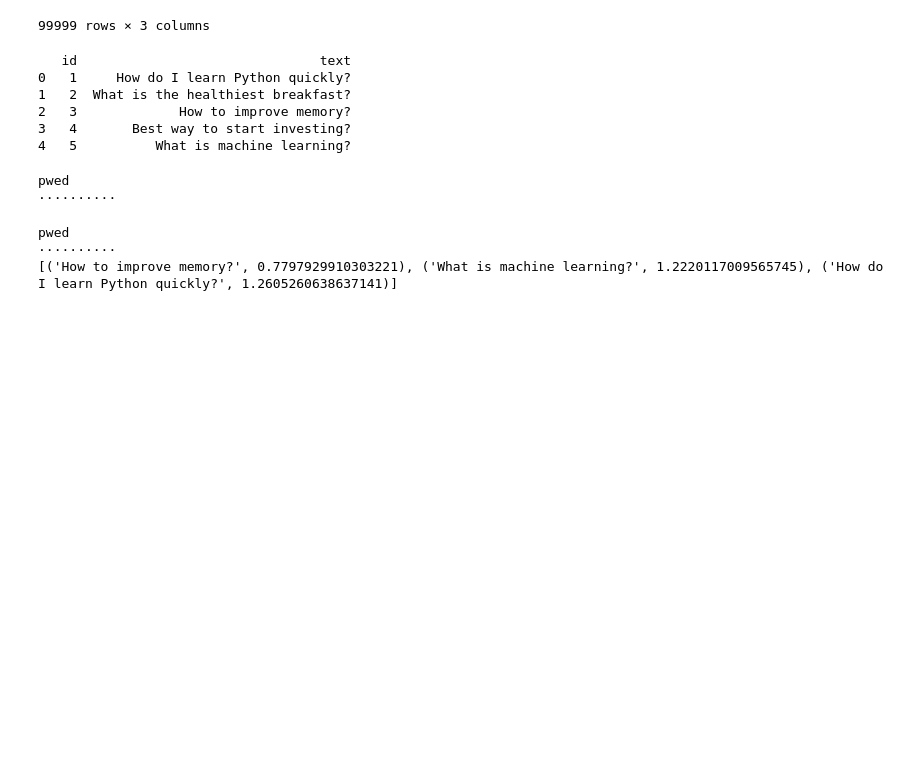
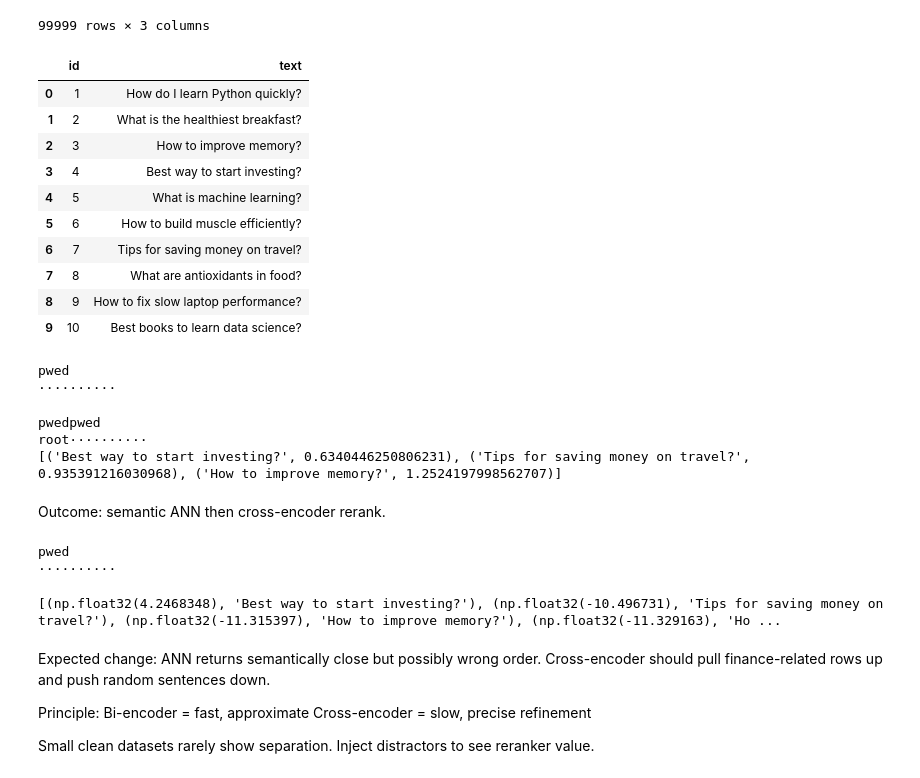
Before and after one commit to AnanthSeetharaman/DataIngestionFrmwrkUsingADF, a Jupyter notebook: RAG_Tutorial_4_OD_.ipynb, the cells around one changed output. Saved outputs shown, nothing was run; the diff lists cells and outputs as text; code cells hidden in the pictures; blank space fills up the shorter version.

```diff
--- a/RAG_Tutorial_4_OD_.ipynb
+++ b/RAG_Tutorial_4_OD_.ipynb
@@ -302,25 +296,35 @@ catalogue
 # %%
 import pandas as pd
 
 df=pd.DataFrame({
-"id":range(1,6),
+"id":range(1,11),
 "text":[
 "How do I learn Python quickly?",
 "What is the healthiest breakfast?",
 "How to improve memory?",
 "Best way to start investing?",
-"What is machine learning?"
+"What is machine learning?",
+"How to build muscle efficiently?",
+"Tips for saving money on travel?",
+"What are antioxidants in food?",
+"How to fix slow laptop performance?",
+"Best books to learn data science?"
 ]
 })
 df.to_csv("/content/catalogue/qa.csv",index=False)
-print(df)
+df
 # %% [output]
-   id                               text
-0   1     How do I learn Python quickly?
-1   2  What is the healthiest breakfast?
-2   3             How to improve memory?
-3   4       Best way to start investing?
-4   5          What is machine learning?
+|  | id | text |
+| 0 | 1 | How do I learn Python quickly? |
+| 1 | 2 | What is the healthiest breakfast? |
+| 2 | 3 | How to improve memory? |
+| 3 | 4 | Best way to start investing? |
+| 4 | 5 | What is machine learning? |
+| 5 | 6 | How to build muscle efficiently? |
+| 6 | 7 | Tips for saving money on travel? |
+| 7 | 8 | What are antioxidants in food? |
+| 8 | 9 | How to fix slow laptop performance? |
+| 9 | 10 | Best books to learn data science? |
 # %%
 import pandas as pd
 from sentence_transformers import SentenceTransformer
@@ -352,10 +356,10 @@ from sentence_transformers import SentenceTransformer
 import psycopg2, getpass
 import numpy as np
 
-q="about memory"
+q="best way to invest money"
 m=SentenceTransformer("sentence-transformers/all-MiniLM-L6-v2")
 v=m.encode([q])[0]
-u=input(); p=getpass.getpass()
+u=input("pwed"); p=getpass.getpass("root")
 c=psycopg2.connect(dbname="test_db",user=u,password=p,host="localhost")
 cur=c.cursor()
 # cur.execute("select content,embedding <-> %s d from docs order by d limit 3;",([float(x) for x in v],))
@@ -369,6 +373,37 @@ cur.execute(
 print(cur.fetchall())
 cur.close(); c.close()
 # %% [output]
-pwed
-··········
-[('How to improve memory?', 0.7797929910303221), ('What is machine learning?', 1.2220117009565745), ('How do I learn Python quickly?', 1.2605260638637141)]
+pwedpwed
+root··········
+[('Best way to start investing?', 0.6340446250806231), ('Tips for saving money on travel?', 0.935391216030968), ('How to improve memory?', 1.2524197998562707)]
+# %% [markdown]
+Outcome: semantic ANN then cross-encoder rerank.
+# %%
+from sentence_transformers import SentenceTransformer, CrossEncoder
+import psycopg2, getpass, numpy as np
+
+q="best way to invest money"
+bi=SentenceTransformer("sentence-transformers/all-MiniLM-L6-v2")
+ve=bi.encode([q])[0]
+vals=[float(x) for x in ve]
+lit="["+",".join(str(x) for x in vals)+"]"
+
+u=input(); p=getpass.getpass()
+c=psycopg2.connect(dbname="test_db",user=u,password=p,host="localhost")
+cur=c.cursor()
+cur.execute(
+    "select content, embedding <-> %s::vector d from docs order by d limit 5;",
+    (lit,)
+)
+cands=cur.fetchall()
+cur.close(); c.close()
+
+ce=CrossEncoder("cross-encoder/ms-marco-MiniLM-L-6-v2")
+pairs=[[q,txt] for (txt,dist) in cands]
+scores=ce.predict(pairs)
+res=sorted(zip(scores,[txt for txt,_ in cands]),key=lambda x:-x[0])
+print(res)
+# %% [output]
+pwed
+··········
+[(np.float32(4.2468348), 'Best way to start investing?'), (np.float32(-10.496731), 'Tips for saving money on travel?'), (np.float32(-11.315397), 'How to improve memory?'), (np.float32(-11.329163), 'Ho ...
@@ -374,0 +436,11 @@ pwed
+# %% [markdown]
+Expected change:
+ANN returns semantically close but possibly wrong order.
+Cross-encoder should pull finance-related rows up and push random sentences down.
+
+Principle:
+Bi-encoder = fast, approximate
+Cross-encoder = slow, precise refinement
+
+Small clean datasets rarely show separation.
+Inject distractors to see reranker value.
```
Also changed, not shown: parts of 16 cells of this notebook.
